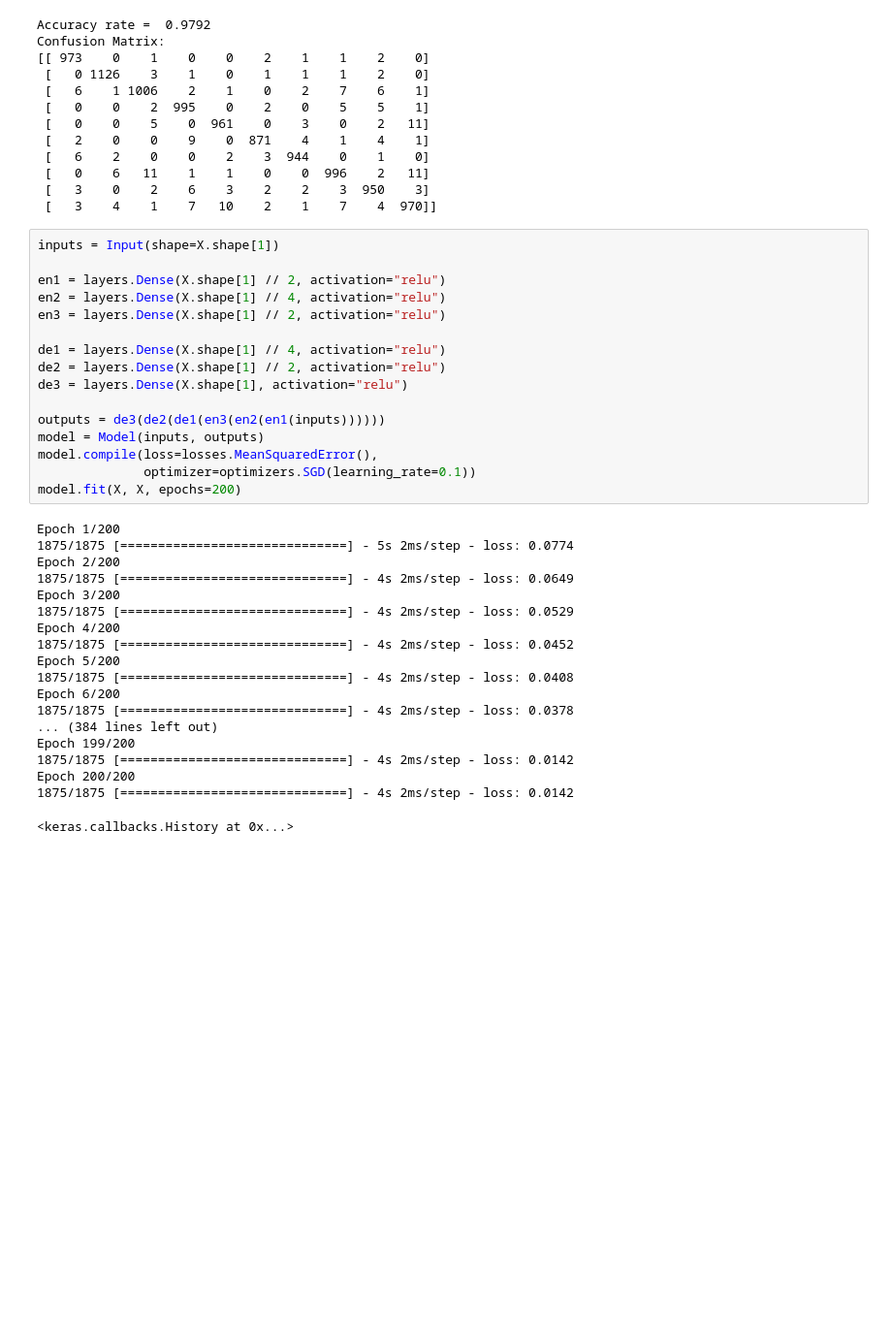
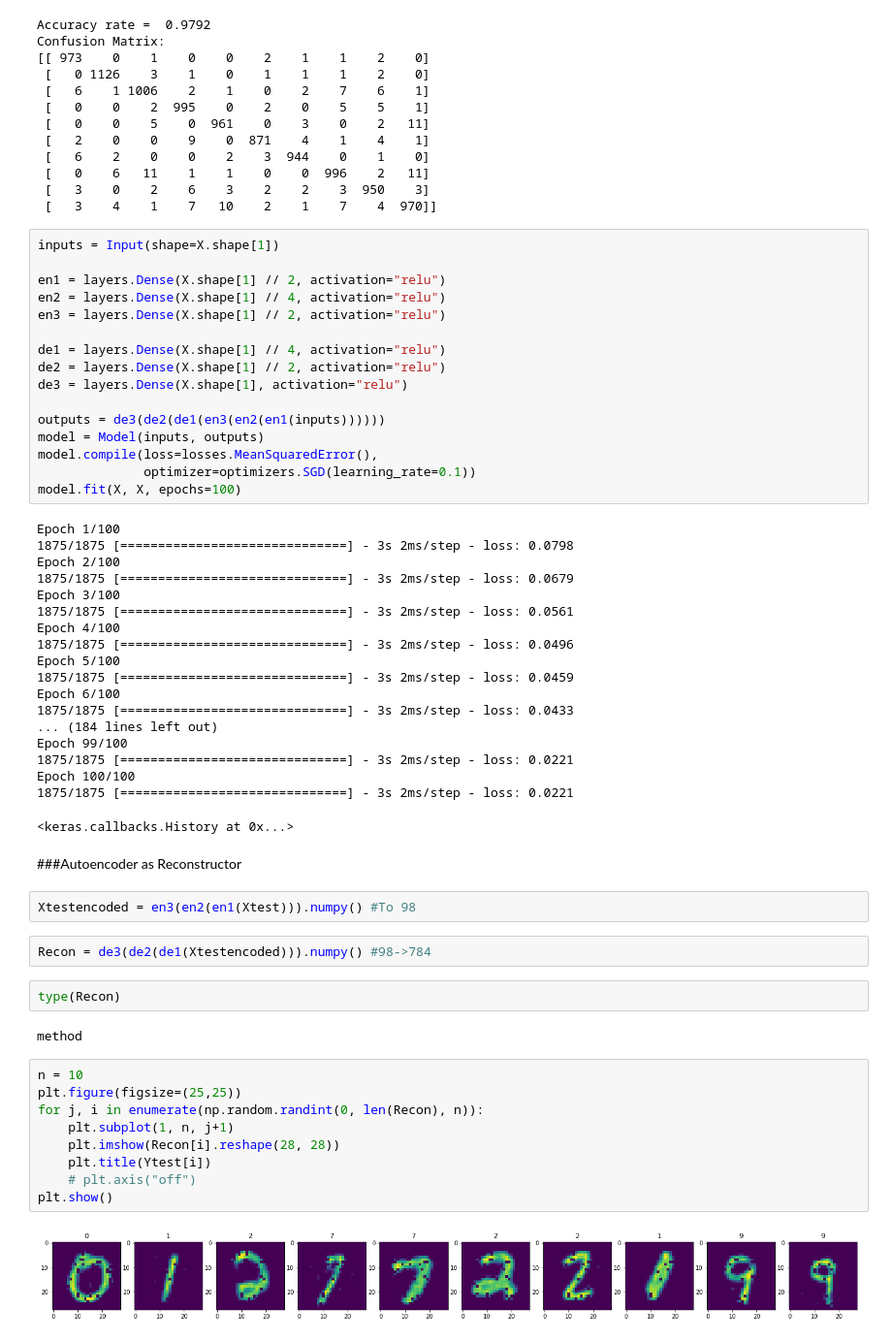
Before and after one commit to silkk-nn/superAI, a Jupyter notebook: NeuralNetwork intermadiate.ipynb, the cells around one changed output. Shown at 97% size. Saved outputs shown, nothing was run; the diff lists cells and outputs as text; blank space fills up the shorter version.

```diff
--- a/NeuralNetwork intermadiate.ipynb
+++ b/NeuralNetwork intermadiate.ipynb
@@ -312,23 +312,44 @@ outputs = de3(de2(de1(en3(en2(en1(inputs))))))
 model = Model(inputs, outputs)
 model.compile(loss=losses.MeanSquaredError(),
               optimizer=optimizers.SGD(learning_rate=0.1))
-model.fit(X, X, epochs=200)
+model.fit(X, X, epochs=100)
 # %% [output]
-Epoch 1/200
-1875/1875 [==============================] - 5s 2ms/step - loss: 0.0774
-Epoch 2/200
-1875/1875 [==============================] - 4s 2ms/step - loss: 0.0649
-Epoch 3/200
-1875/1875 [==============================] - 4s 2ms/step - loss: 0.0529
-Epoch 4/200
-1875/1875 [==============================] - 4s 2ms/step - loss: 0.0452
-Epoch 5/200
-1875/1875 [==============================] - 4s 2ms/step - loss: 0.0408
-Epoch 6/200
-1875/1875 [==============================] - 4s 2ms/step - loss: 0.0378
-... (384 lines left out)
-Epoch 199/200
-1875/1875 [==============================] - 4s 2ms/step - loss: 0.0142
-Epoch 200/200
-1875/1875 [==============================] - 4s 2ms/step - loss: 0.0142
+Epoch 1/100
+1875/1875 [==============================] - 3s 2ms/step - loss: 0.0798
+Epoch 2/100
+1875/1875 [==============================] - 3s 2ms/step - loss: 0.0679
+Epoch 3/100
+1875/1875 [==============================] - 3s 2ms/step - loss: 0.0561
+Epoch 4/100
+1875/1875 [==============================] - 3s 2ms/step - loss: 0.0496
+Epoch 5/100
+1875/1875 [==============================] - 3s 2ms/step - loss: 0.0459
+Epoch 6/100
+1875/1875 [==============================] - 3s 2ms/step - loss: 0.0433
+... (184 lines left out)
+Epoch 99/100
+1875/1875 [==============================] - 3s 2ms/step - loss: 0.0221
+Epoch 100/100
+1875/1875 [==============================] - 3s 2ms/step - loss: 0.0221
 <keras.callbacks.History at 0x...>
+# %% [markdown]
+###Autoencoder as Reconstructor
+# %%
+Xtestencoded = en3(en2(en1(Xtest))).numpy() #To 98
+# %%
+Recon = de3(de2(de1(Xtestencoded))).numpy() #98->784
+# %%
+type(Recon)
+# %% [output]
+method
+# %%
+n = 10
+plt.figure(figsize=(25,25))
+for j, i in enumerate(np.random.randint(0, len(Recon), n)):
+    plt.subplot(1, n, j+1)
+    plt.imshow(Recon[i].reshape(28, 28))
+    plt.title(Ytest[i])
+    # plt.axis("off")
+plt.show()
+# %% [output]
+[figure, added]
```
Also changed, not shown: parts of 24 cells of this notebook.
